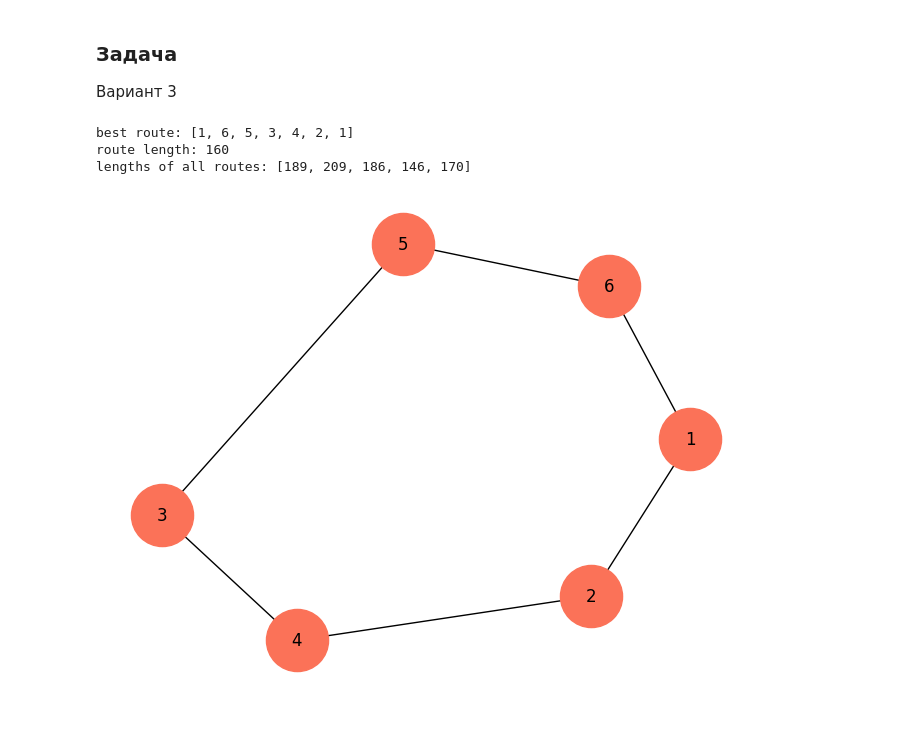
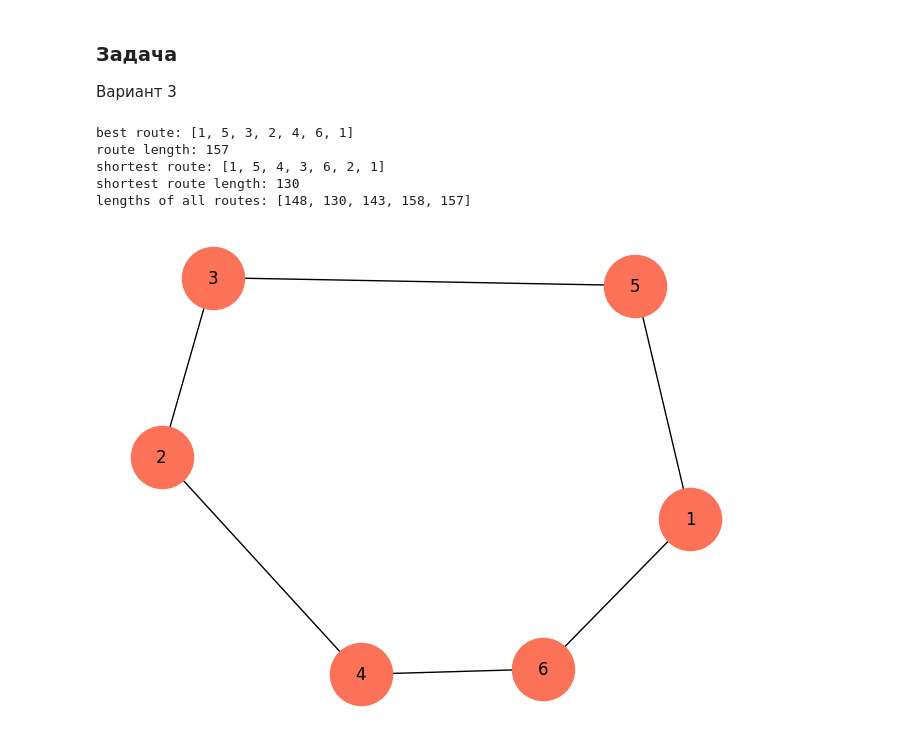
Before and after one commit to sergkhr/VUZai, a Jupyter notebook: Pracs/Khrechko_IKBO-03-21_Sixth_practice.ipynb, the cells around one changed output. Drawn from its saved outputs; the diff is of its cells as text; code cells hidden in the pictures.

```diff
--- a/Pracs/Khrechko_IKBO-03-21_Sixth_practice.ipynb
+++ b/Pracs/Khrechko_IKBO-03-21_Sixth_practice.ipynb
@@ -423,10 +423,17 @@ def drawRouteGraph(distances, bestRoute):
     nx.draw_kamada_kawai(graph, node_color = '#fb7258', node_size = 2000, with_labels = True)
 
 
-bestRoute, arrLength = chooseRoute(distances, v, z, T, p)
+bestRoute, arrLength = chooseRoute(distances, v[:], z, T, p)
+
+shortestRouteId = arrLength.index(min(arrLength))
+shortestRoute = v[:]
+for i in range(shortestRouteId):
+    shortestRoute = routeOneReplacement(shortestRoute, z[i])
 
 print(f'best route: {bestRoute}')
 print(f'route length: {routeLength(bestRoute, distances)}')
+print(f'shortest route: {shortestRoute}')
+print(f'shortest route length: {routeLength(shortestRoute, distances)}')
 print(f'lengths of all routes: {arrLength}')
 
 drawRouteGraph(distances, bestRoute)
@@ -442,34 +451,44 @@ lengths of all routes: [189, 209, 186, 146, 170]
 distances = [(1, 2, 23),
              (1, 3, 42),
              (1, 4, 40),
              (1, 5, 25),
              (1, 6, 22),
              (2, 3, 20),
              (2, 4, 30),
              (2, 5, 34),
              (2, 6, 13),
              (3, 4, 22),
              (3, 5, 41),
              (3, 6, 21),
              (4, 5, 26),
              (4, 6, 19),
              (5, 6, 22)]
 
 v = [1, 3, 4, 5, 6, 2, 1] # последовательность прлхождения маршрута
 z = [(2, 4),
      (3, 4),
      (4, 6),
      (5, 6)] # последовательность замен вершин
 p = [78, 24, 63, 17] # случайные числа, выпавшие в процессе счета
 
+bestRoute, arrLength = chooseRoute(distances, v[:], z, T, p)
+
+shortestRouteId = arrLength.index(min(arrLength))
+shortestRoute = v[:]
+for i in range(shortestRouteId):
+    shortestRoute = routeOneReplacement(shortestRoute, z[i])
 
 print(f'best route: {bestRoute}')
 print(f'route length: {routeLength(bestRoute, distances)}')
+print(f'shortest route: {shortestRoute}')
+print(f'shortest route length: {routeLength(shortestRoute, distances)}')
 print(f'lengths of all routes: {arrLength}')
 
 drawRouteGraph(distances, bestRoute)
 # %% [output]
-best route: [1, 6, 5, 3, 4, 2, 1]
-route length: 160
-lengths of all routes: [189, 209, 186, 146, 170]
+best route: [1, 5, 3, 2, 4, 6, 1]
+route length: 157
+shortest route: [1, 5, 4, 3, 6, 2, 1]
+shortest route length: 130
+lengths of all routes: [148, 130, 143, 158, 157]
-[figure, old version]
+[figure, new version]
```
Also changed, not shown: parts of 1 cell of this notebook, 1 other file.
